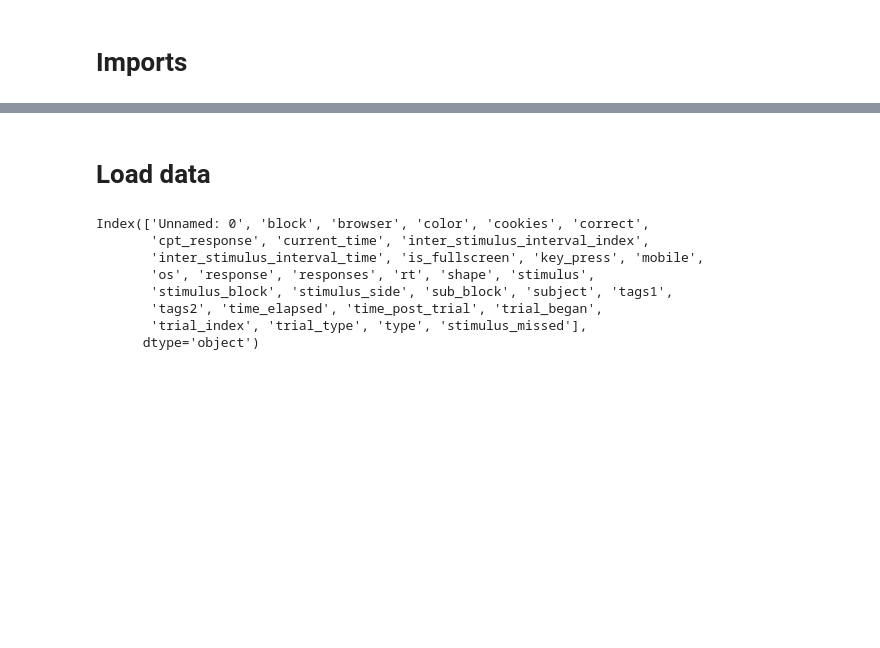
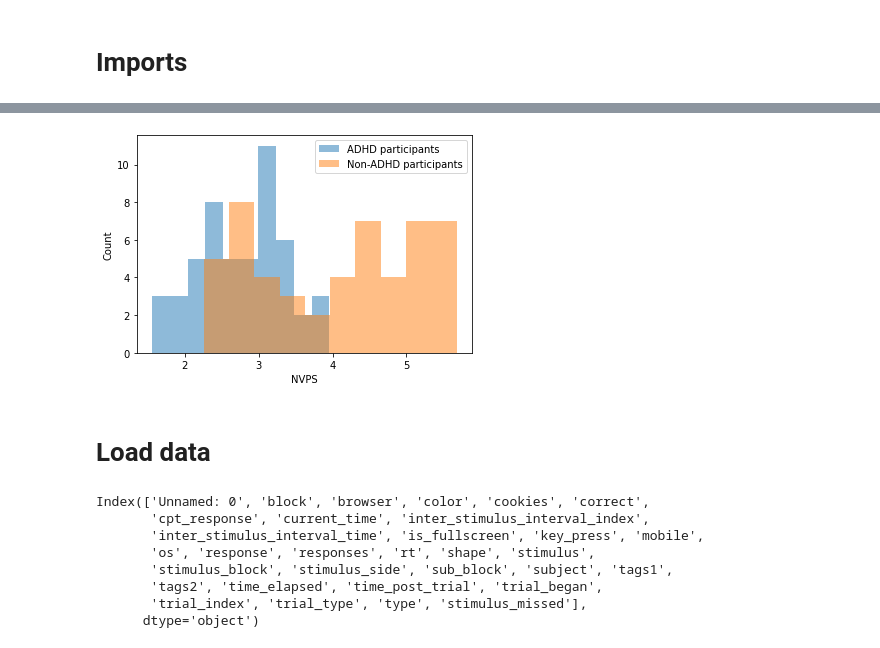
Before and after one commit to ConsciousLab/CptRmsAnalysis, a Jupyter notebook: main.ipynb, the cells around one changed output, grey strips where cells are left out. Cells and saved outputs as stored; diff of their text form; code cells hidden in the pictures; blank space fills up the shorter version.

```diff
--- a/main.ipynb
+++ b/main.ipynb
@@ -13,3 +82,17 @@ import matplotlib.patches as mpatches
+# %%
+from matplotlib import pyplot
+
+x = df2[df2['is_adhd'] == 1]['rms']
+y = df2[df2['is_adhd'] == 0]['rms']
+
+pyplot.hist(x, alpha=0.5, label='ADHD participants')
+pyplot.hist(y, alpha=0.5, label='Non-ADHD participants')
+pyplot.xlabel('NVPS')
+pyplot.ylabel('Count')
+pyplot.legend(loc='upper right')
+pyplot.show()
+# %% [output]
+[figure, added]
 # %% [markdown]
 # Load data
 # %%
```
Also changed, not shown: parts of 5 cells of this notebook, 1 other file.
